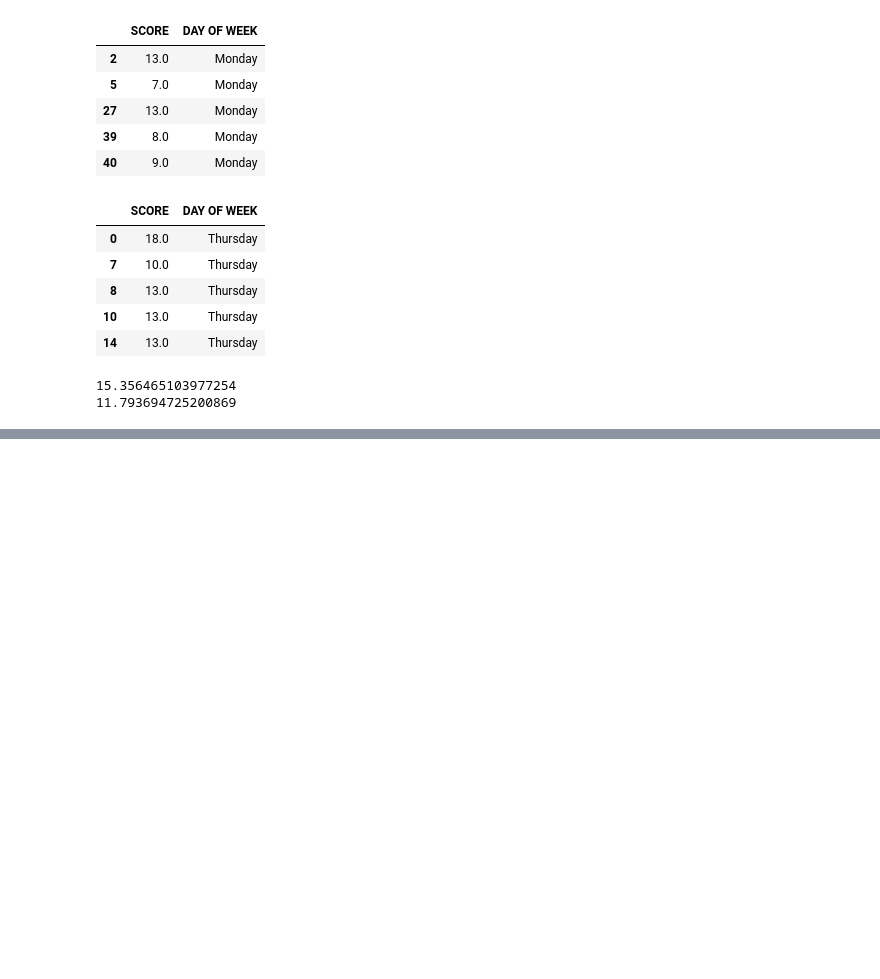
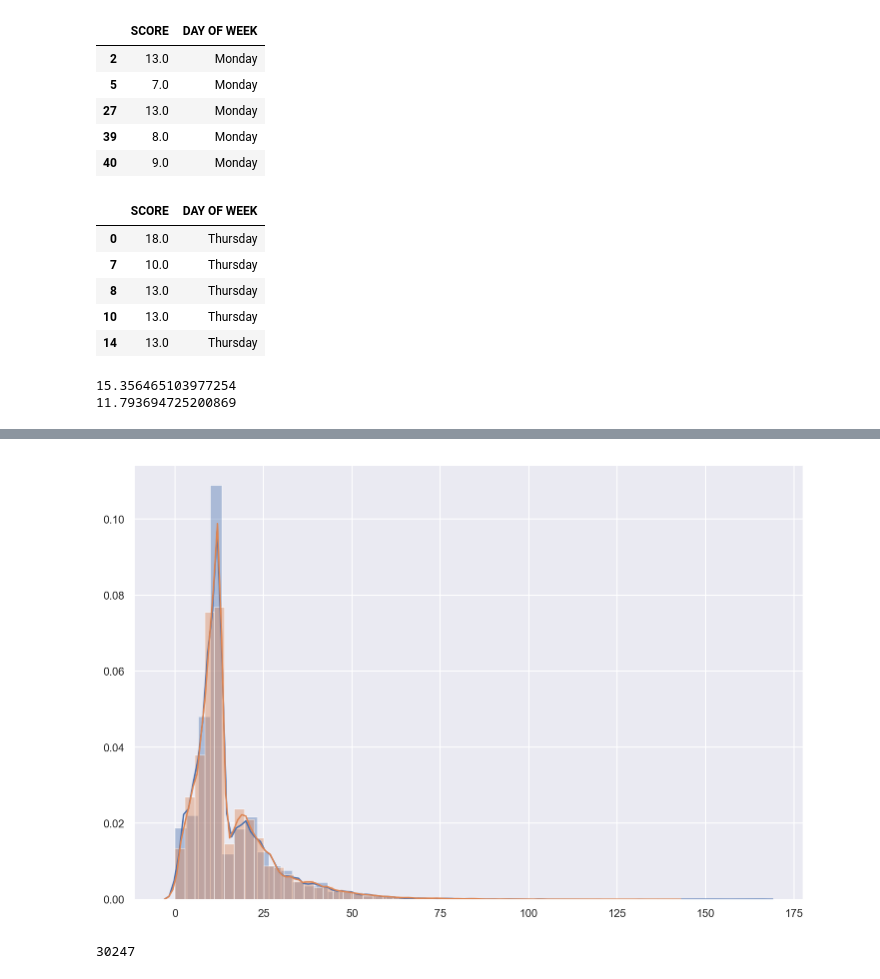
Before and after one commit to robblatt/Restaurant-Hypothesis-Testing, a Jupyter notebook: unique_insp.ipynb, the cells around one changed output, grey strips where cells are left out. Drawn from its saved outputs; the diff is of its cells as text; code cells hidden in the pictures; blank space fills up the shorter version.

```diff
--- a/unique_insp.ipynb
+++ b/unique_insp.ipynb
@@ -426,0 +481,7 @@ sns.distplot(merge_1.SCORE);
+# %%
+plt.figure(figsize=(12, 8))
+sns.set(color_codes=True)
+sns.distplot(tf)
+sns.distplot(mt);
+# %% [output]
+[figure, added]
@@ -426,0 +508,4 @@ sns.distplot(merge_1.SCORE);
+# %%
+`
+# %% [output]
+30247
```
Also changed, not shown: parts of 23 cells of this notebook, 3 other files.
